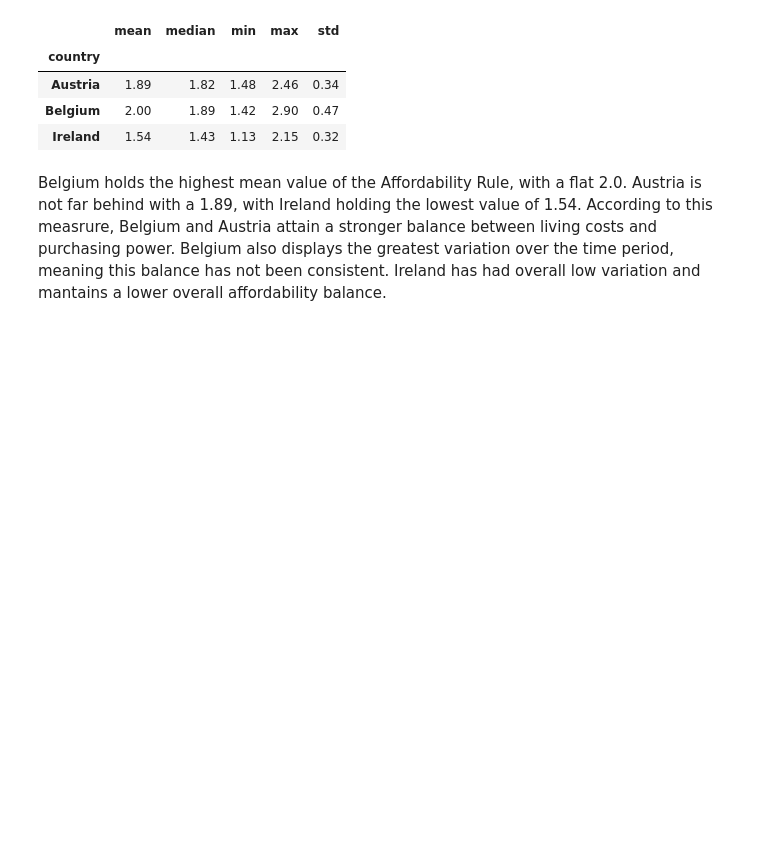
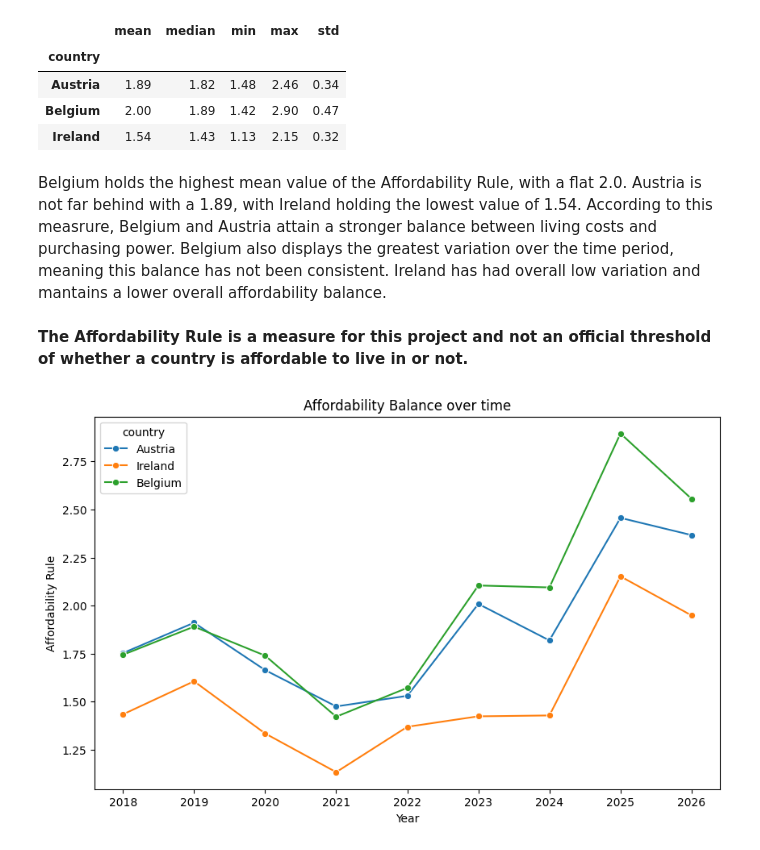
Before and after one commit to 13NateMate37/Hackathon26_Economy_in_UK, a Jupyter notebook: jupyter_notebooks/Nate_EDA.ipynb, the cells around one changed output. Drawn from its saved outputs; the diff is of its cells as text; code cells hidden in the pictures; blank space fills up the shorter version.

```diff
--- a/jupyter_notebooks/Nate_EDA.ipynb
+++ b/jupyter_notebooks/Nate_EDA.ipynb
@@ -278,3 +278,24 @@ my_df.groupby("country")["affordability_rule"].agg(
 | Ireland | 1.54 | 1.43 | 1.13 | 2.15 | 0.32 |
 # %% [markdown]
 Belgium holds the highest mean value of the Affordability Rule, with a flat 2.0. Austria is not far behind with a 1.89, with Ireland holding the lowest value of 1.54. According to this measrure, Belgium and Austria attain a stronger balance between living costs and purchasing power. Belgium also displays the greatest variation over the time period, meaning this balance has not been consistent. Ireland has had overall low variation and mantains a lower overall affordability balance.
+# %% [markdown]
+**The Affordability Rule is a measure for this project and not an official threshold of whether a country is affordable to live in or not.**
+# %%
+# Visualise the Affordability Rulr across the timeline
+plt.figure(figsize=(10,6))
+
+sns.lineplot(
+    data=my_df,
+    x="year",
+    y="affordability_rule",
+    hue="country",
+    marker="o"
+)
+
+plt.title("Affordability Balance over time")
+plt.xlabel("Year")
+plt.ylabel("Affordability Rule")
+
+plt.show()
+# %% [output]
+[figure, added]
```
Also changed, not shown: parts of 3 cells of this notebook.
